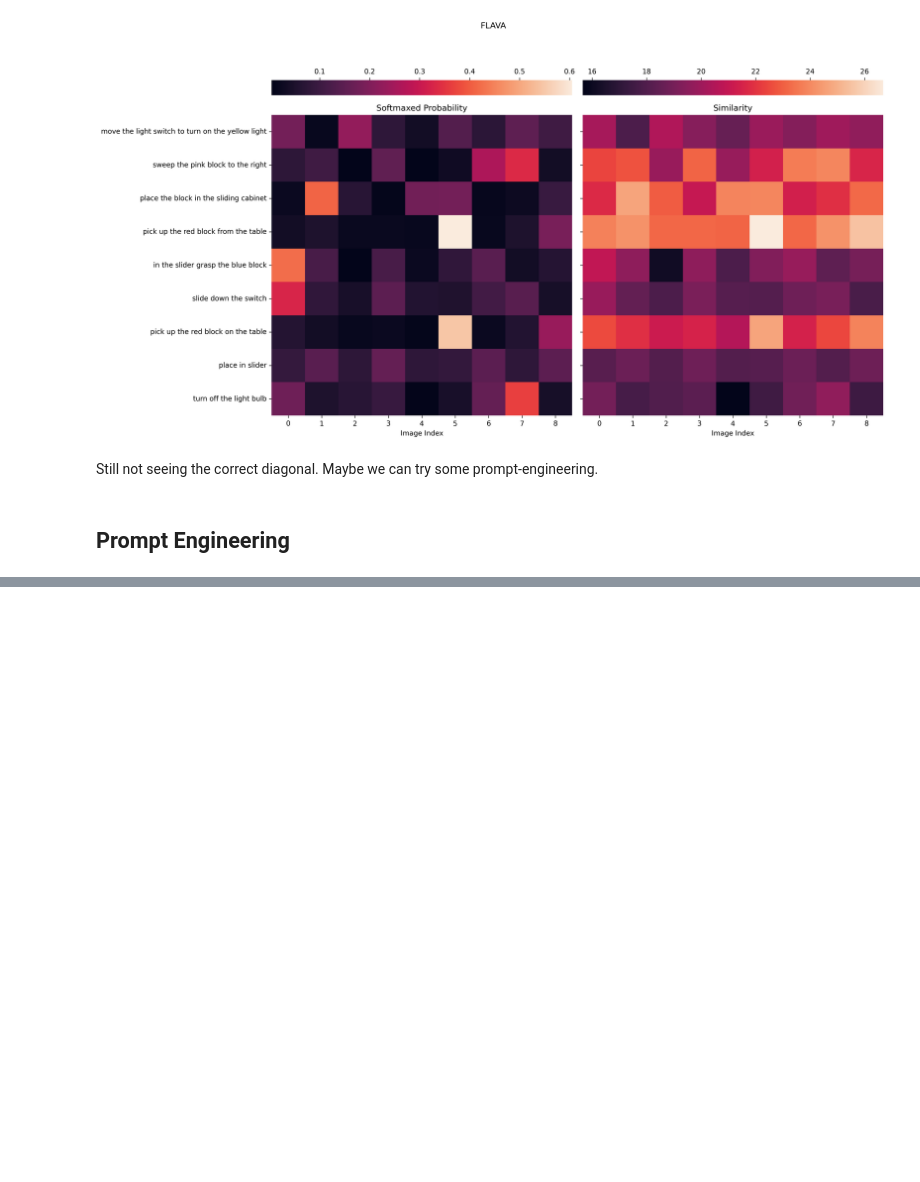
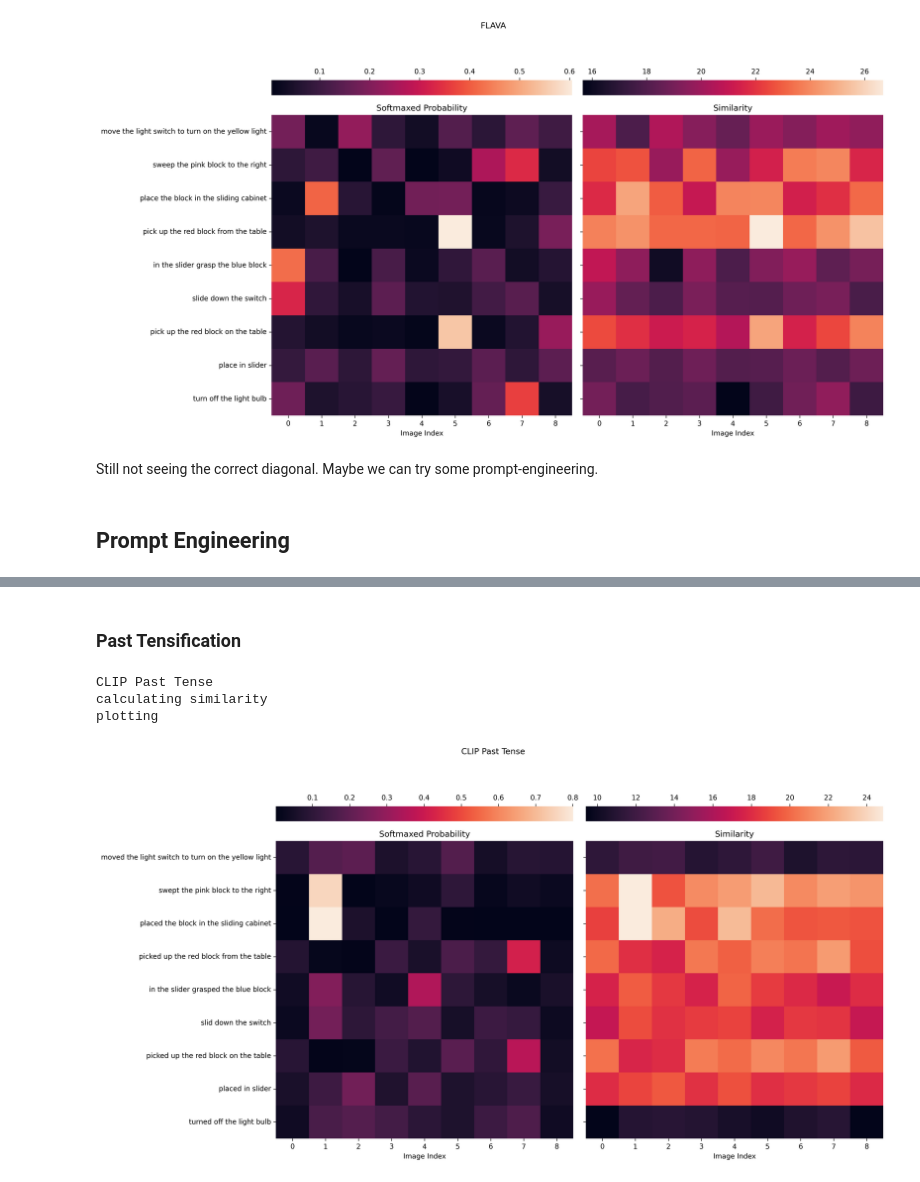
Before and after one commit to thesofakillers/nlgoals, a Jupyter notebook: notebooks/clip-sanity-check.ipynb, the cells around one changed output, grey strips where cells are left out. Saved outputs shown, nothing was run; the diff lists cells and outputs as text; code cells hidden in the pictures; blank space fills up the shorter version.

```diff
--- a/notebooks/clip-sanity-check.ipynb
+++ b/notebooks/clip-sanity-check.ipynb
@@ -161,7 +161,7 @@ def run_my_pipeline(
 
 https://openai.com/research/clip/
 # %%
-run_my_pipeline(lang_anns, images, processor, model, "OpenCLIP")
+run_my_pipeline(lang_anns, images, clip_processor, clip_model, "OpenCLIP")
 # %% [output]
 OpenCLIP
 calculating similarity
@@ -181,10 +181,10 @@ We'll try
 
 https://ai.googleblog.com/2021/05/align-scaling-up-visual-and-vision.html
 # %%
-processor = transformers.AlignProcessor.from_pretrained("kakaobrain/align-base")
-model = transformers.AlignModel.from_pretrained("kakaobrain/align-base")
+align_processor = transformers.AlignProcessor.from_pretrained("kakaobrain/align-base")
+align_model = transformers.AlignModel.from_pretrained("kakaobrain/align-base")
 # %%
-run_my_pipeline(lang_anns, images, processor, model, 'ALIGN')
+run_my_pipeline(lang_anns, images, align_processor, align_model, 'ALIGN')
 # %% [output]
 ALIGN
 calculating similarity
@@ -224,0 +237,24 @@ Still not seeing the correct diagonal. Maybe we can try some prompt-engineering.
+# %% [markdown]
+### Past Tensification
+# %%
+# manually re-wrote the lang-anns in past tense
+past_tense_lang_anns = [
+    "moved the light switch to turn on the yellow light",
+    "swept the pink block to the right",
+    "placed the block in the sliding cabinet",
+    "picked up the red block from the table",
+    "in the slider grasped the blue block",
+    "slid down the switch",
+    "picked up the red block on the table",
+    "placed in slider",
+    "turned off the light bulb",
+]
+# %%
+run_my_pipeline(
+    past_tense_lang_anns, images, clip_processor, clip_model, "CLIP Past Tense"
+)
+# %% [output]
+CLIP Past Tense
+calculating similarity
+plotting
+[figure, added]
```
Also changed, not shown: parts of 14 cells of this notebook.
